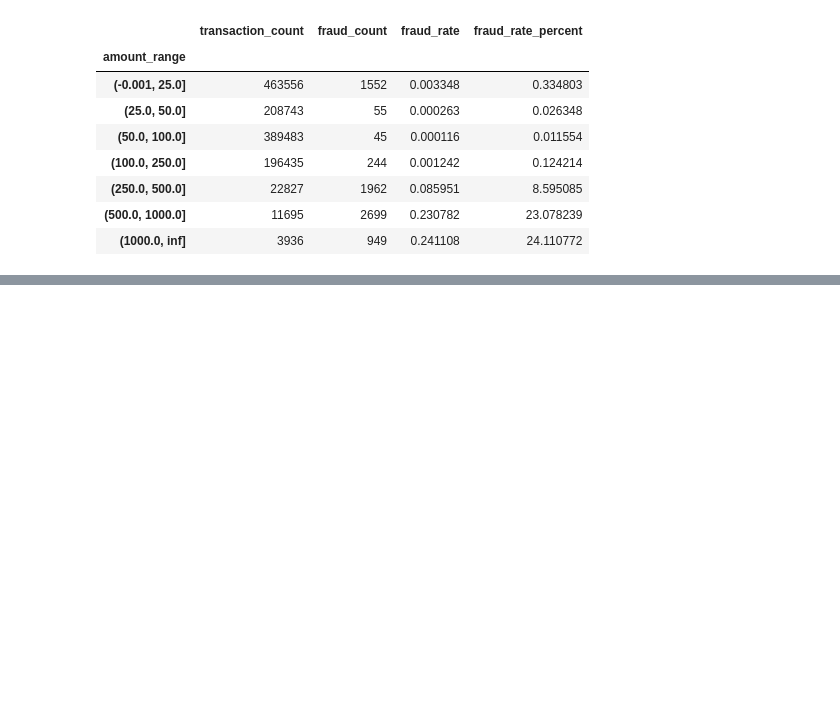
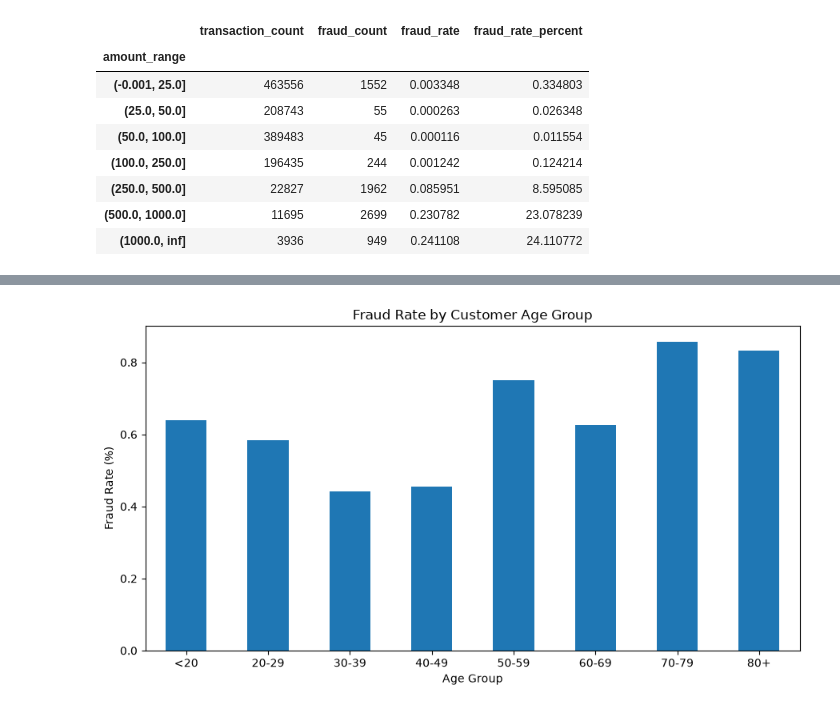
Before and after one commit to jy06210/fraud-detection-shadowing-project, a Jupyter notebook: notebooks/01_eda.ipynb, the cells around one changed output, grey strips where cells are left out. Saved outputs shown, nothing was run; the diff lists cells and outputs as text; code cells hidden in the pictures; blank space fills up the shorter version.

```diff
--- a/notebooks/01_eda.ipynb
+++ b/notebooks/01_eda.ipynb
@@ -332,0 +490,6 @@ amount_summary
+# %%
+df["dob"] = pd.to_datetime(df["dob"])
+# %%
+df["age"] = (
+    (df["trans_date_trans_time"] - df["dob"]).dt.days / 365.25
+).astype(int)
@@ -332,0 +536,15 @@ amount_summary
+# %%
+age_summary = (
+    df.groupby("age_group", observed=True)["is_fraud"]
+    .agg(
+        transaction_count="size",
+        fraud_count="sum",
+        fraud_rate="mean"
+    )
+)
+
+age_summary["fraud_rate_percent"] = (
+    age_summary["fraud_rate"] * 100
+)
+
+age_summary
@@ -332,0 +562,14 @@ amount_summary
+# %%
+plt.figure(figsize=(9, 5))
+
+age_summary["fraud_rate_percent"].plot(kind="bar")
+
+plt.title("Fraud Rate by Customer Age Group")
+plt.xlabel("Age Group")
+plt.ylabel("Fraud Rate (%)")
+plt.xticks(rotation=0)
+
+plt.tight_layout()
+plt.show()
+# %% [output]
+[figure, added]
```
Also changed, not shown: parts of 24 cells of this notebook, 1 other file.
